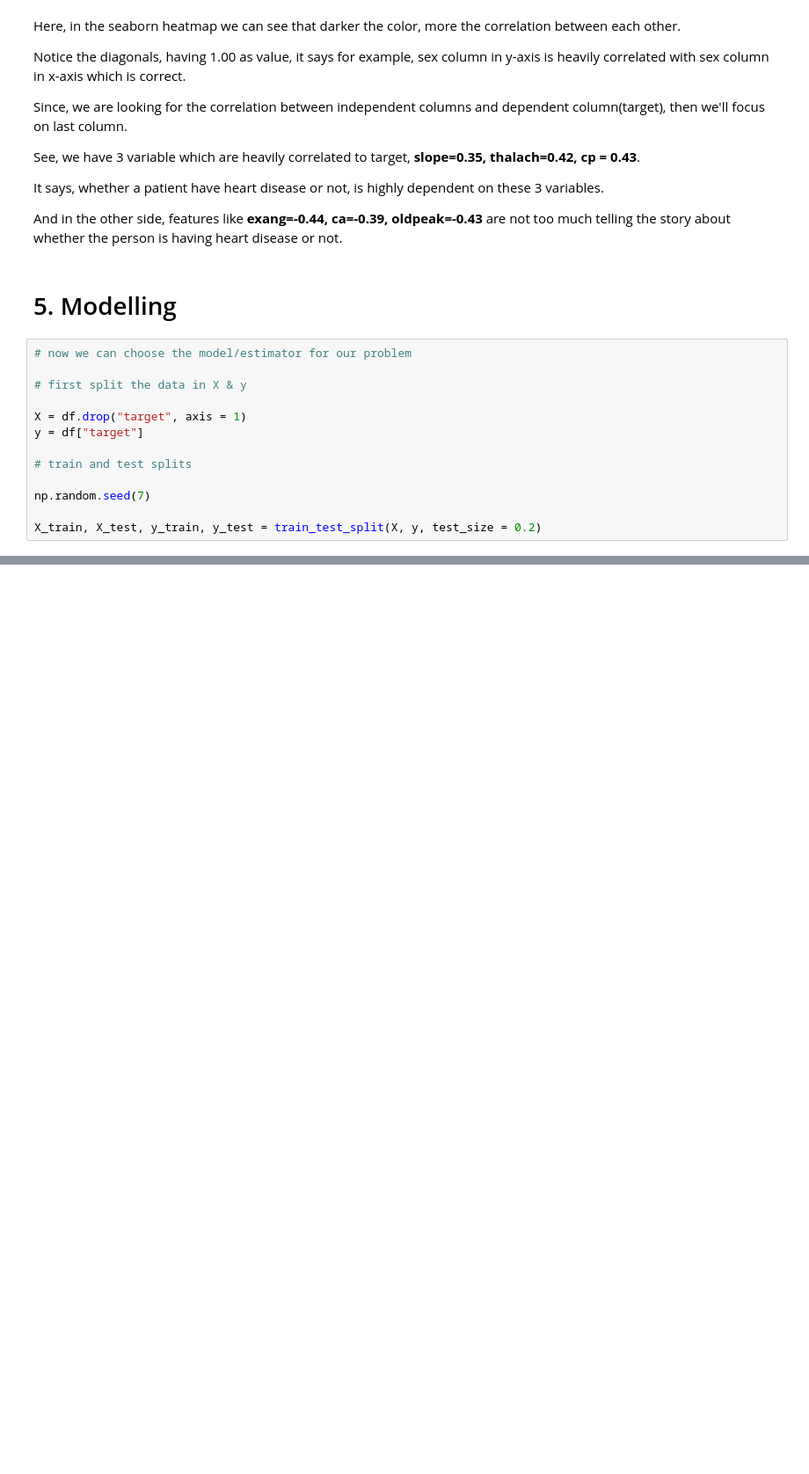
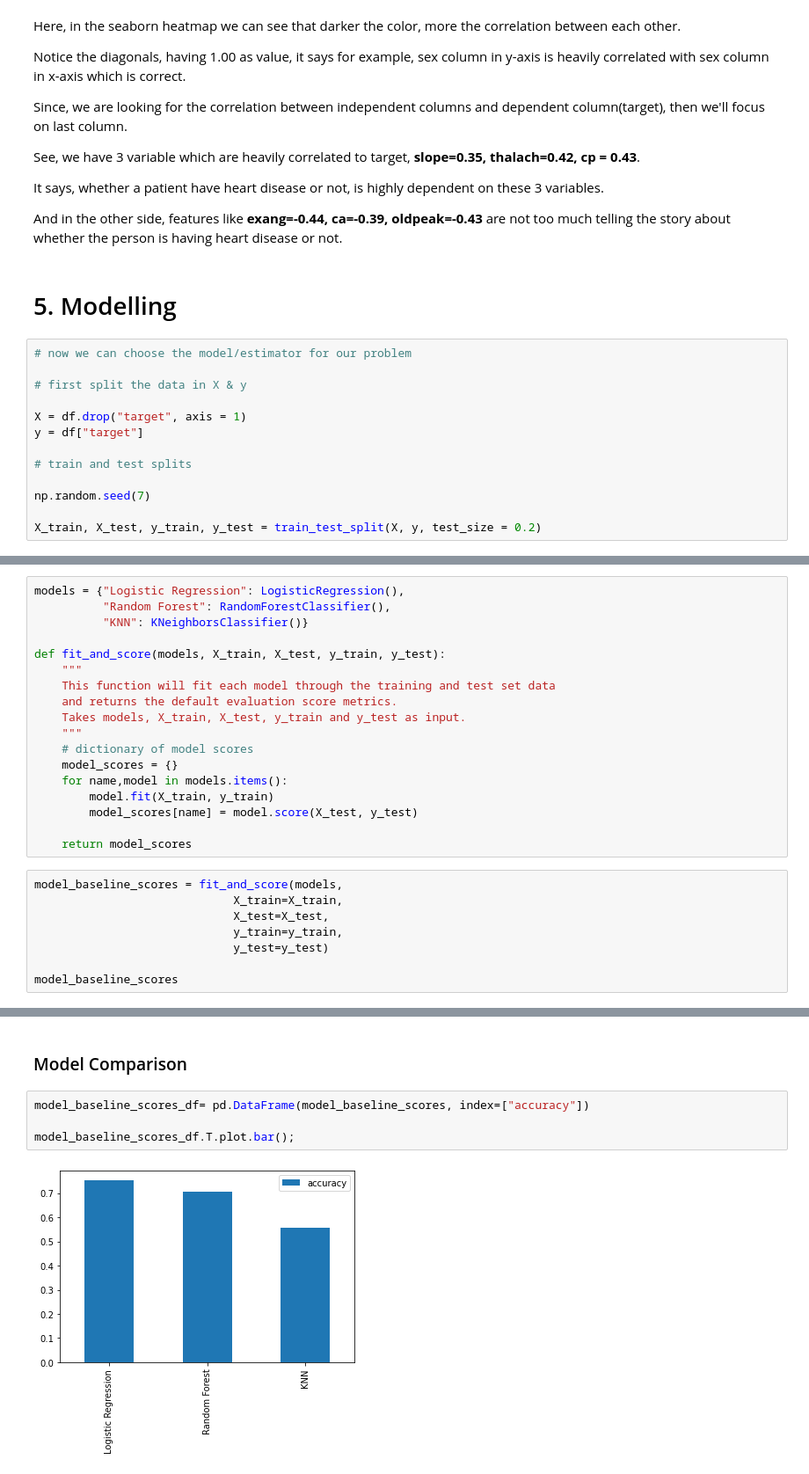
Before and after one commit to SaketMunda/heart-disease-ml-project, a Jupyter notebook: end-to-end-heart-disease-classification.ipynb, the cells around one changed output, grey strips where cells are left out. Shown: that part at 88% size. Cells and saved outputs as stored; diff of their text form; blank space fills up the shorter version.

Commit message:
modelling

```diff
--- a/end-to-end-heart-disease-classification.ipynb
+++ b/end-to-end-heart-disease-classification.ipynb
@@ -378,0 +383,26 @@ We're going to try 3 different machine learning models:
+# %%
+models = {"Logistic Regression": LogisticRegression(),
+          "Random Forest": RandomForestClassifier(),
+          "KNN": KNeighborsClassifier()}
+
+def fit_and_score(models, X_train, X_test, y_train, y_test):
+    """
+    This function will fit each model through the training and test set data
+    and returns the default evaluation score metrics.
+    Takes models, X_train, X_test, y_train and y_test as input.
+    """
+    # dictionary of model scores
+    model_scores = {}
+    for name,model in models.items():
+        model.fit(X_train, y_train)
+        model_scores[name] = model.score(X_test, y_test)
+
+    return model_scores
+# %%
+model_baseline_scores = fit_and_score(models,
+                             X_train=X_train,
+                             X_test=X_test,
+                             y_train=y_train,
+                             y_test=y_test)
+
+model_baseline_scores
@@ -378,0 +420,8 @@ We're going to try 3 different machine learning models:
+# %% [markdown]
+### Model Comparison
+# %%
+model_baseline_scores_df= pd.DataFrame(model_baseline_scores, index=["accuracy"])
+
+model_baseline_scores_df.T.plot.bar();
+# %% [output]
+[figure, added]
```
Also changed, not shown: parts of 12 cells of this notebook.
